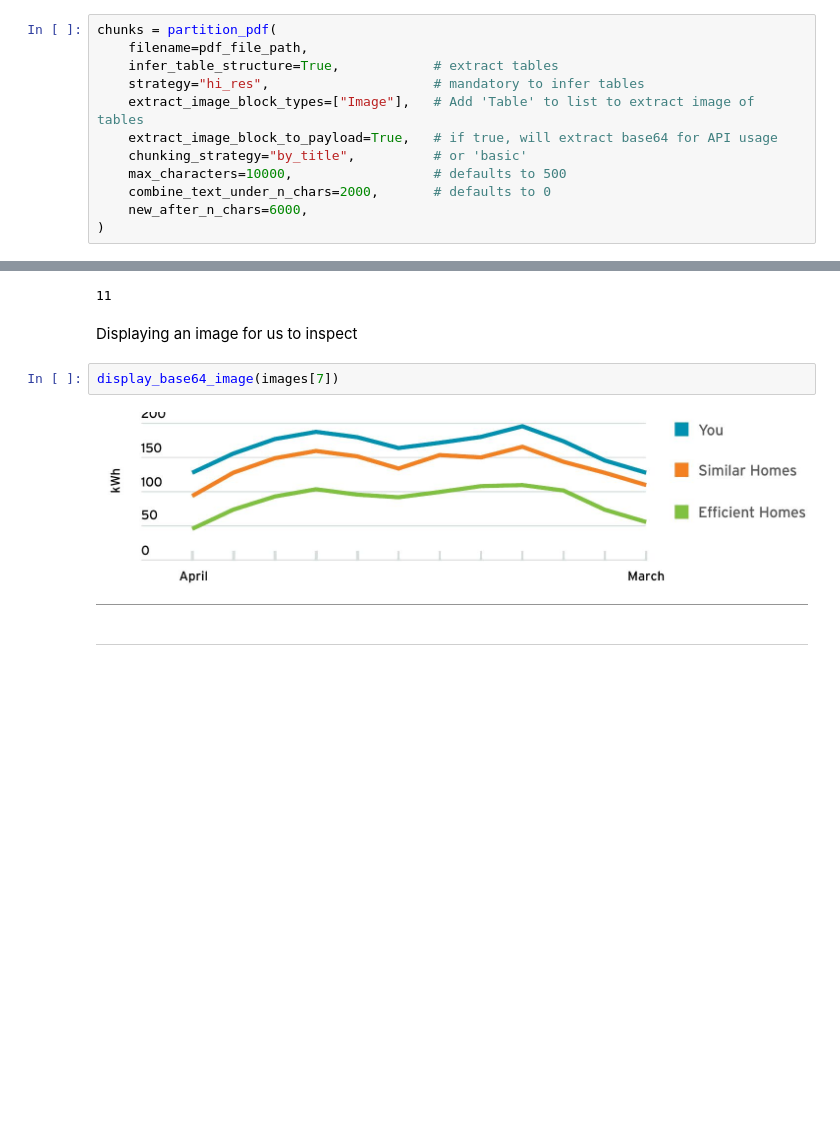
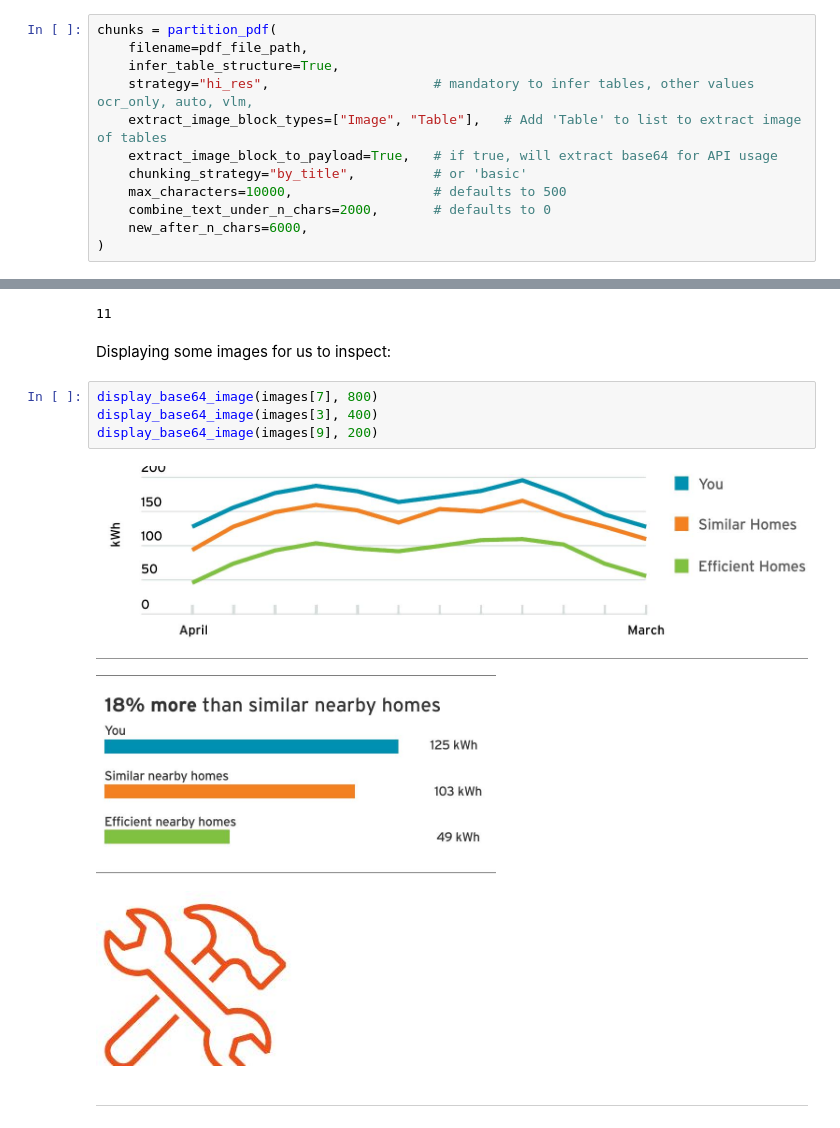
Before and after one commit to vsitucal-personal/rag_take_home_ds, a Jupyter notebook: rag_ecometricx.ipynb, the cells around one changed output, grey strips where cells are left out. Drawn from its saved outputs; the diff is of its cells as text; blank space fills up the shorter version.

```diff
--- a/rag_ecometricx.ipynb
+++ b/rag_ecometricx.ipynb
@@ -108,9 +109,9 @@ This section uses the unstructured library's `partition_pdf` function to split a
 # %%
 chunks = partition_pdf(
     filename=pdf_file_path,
-    infer_table_structure=True,            # extract tables
-    strategy="hi_res",                     # mandatory to infer tables
-    extract_image_block_types=["Image"],   # Add 'Table' to list to extract image of tables
+    infer_table_structure=True,
+    strategy="hi_res",                     # mandatory to infer tables, other values ocr_only, auto, vlm,
+    extract_image_block_types=["Image", "Table"],   # Add 'Table' to list to extract image of tables
     extract_image_block_to_payload=True,   # if true, will extract base64 for API usage
     chunking_strategy="by_title",          # or 'basic'
     max_characters=10000,                  # defaults to 500
@@ -179,11 +180,15 @@ len(images)
 # %% [output]
 11
 # %% [markdown]
-Displaying an image for us to inspect
+Displaying some images for us to inspect:
 # %%
-display_base64_image(images[7])
+display_base64_image(images[7], 800)
+display_base64_image(images[3], 400)
+display_base64_image(images[9], 200)
 # %% [output]
 [figure]
+[figure, added]
+[figure, added]
 # %% [markdown]
 ---
 # %% [markdown]
```
Also changed, not shown: parts of 23 cells of this notebook, 4 other files.
